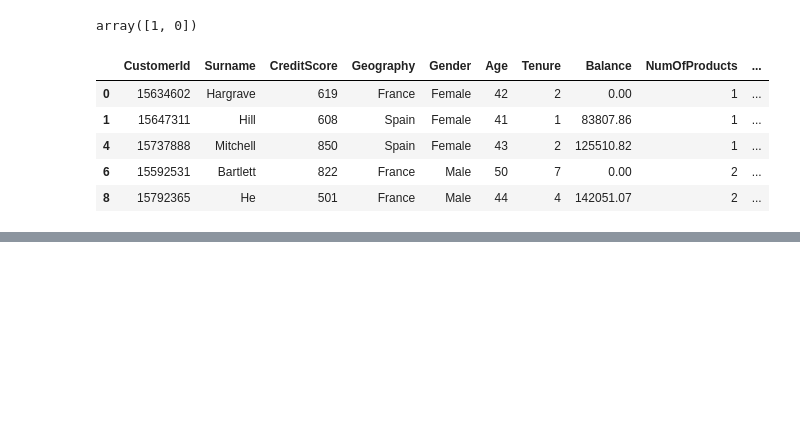
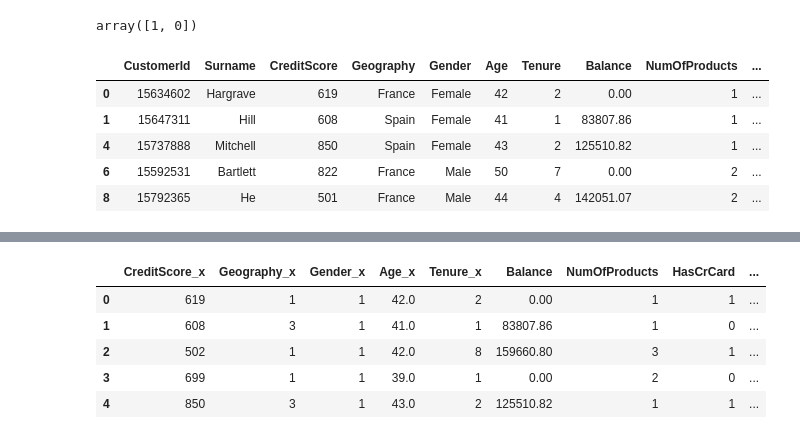
Before and after one commit to veniapputrii/Data-Analyst-using-Python, a Jupyter notebook: ETL_Products.ipynb, the cells around one changed output, grey strips where cells are left out. Saved outputs shown, nothing was run; the diff lists cells and outputs as text; code cells hidden in the pictures; blank space fills up the shorter version.

```diff
--- a/ETL_Products.ipynb
+++ b/ETL_Products.ipynb
@@ -108,0 +112,15 @@ results.head()
+# %%
+results1['Geography_x'] = results1['Geography_x'].replace('France','1')
+results1['Geography_x'] = results1['Geography_x'].replace('Germany','2')
+results1['Geography_x'] = results1['Geography_x'].replace('Spain','3')
+results1['Gender_x'] = results1['Gender_x'].replace('Female','1')
+results1['Gender_x'] = results1['Gender_x'].replace('Male','2')
+
+results1.head()
+# %% [output]
+|  | CreditScore_x | Geography_x | Gender_x | Age_x | Tenure_x | Balance | NumOfProducts | HasCrCard | ... |
+| 0 | 619 | 1 | 1 | 42.0 | 2 | 0.00 | 1 | 1 | ... |
+| 1 | 608 | 3 | 1 | 41.0 | 1 | 83807.86 | 1 | 0 | ... |
+| 2 | 502 | 1 | 1 | 42.0 | 8 | 159660.80 | 3 | 1 | ... |
+| 3 | 699 | 1 | 1 | 39.0 | 1 | 0.00 | 2 | 0 | ... |
+| 4 | 850 | 3 | 1 | 43.0 | 2 | 125510.82 | 1 | 1 | ... |
```
Also changed, not shown: parts of 10 cells of this notebook.
